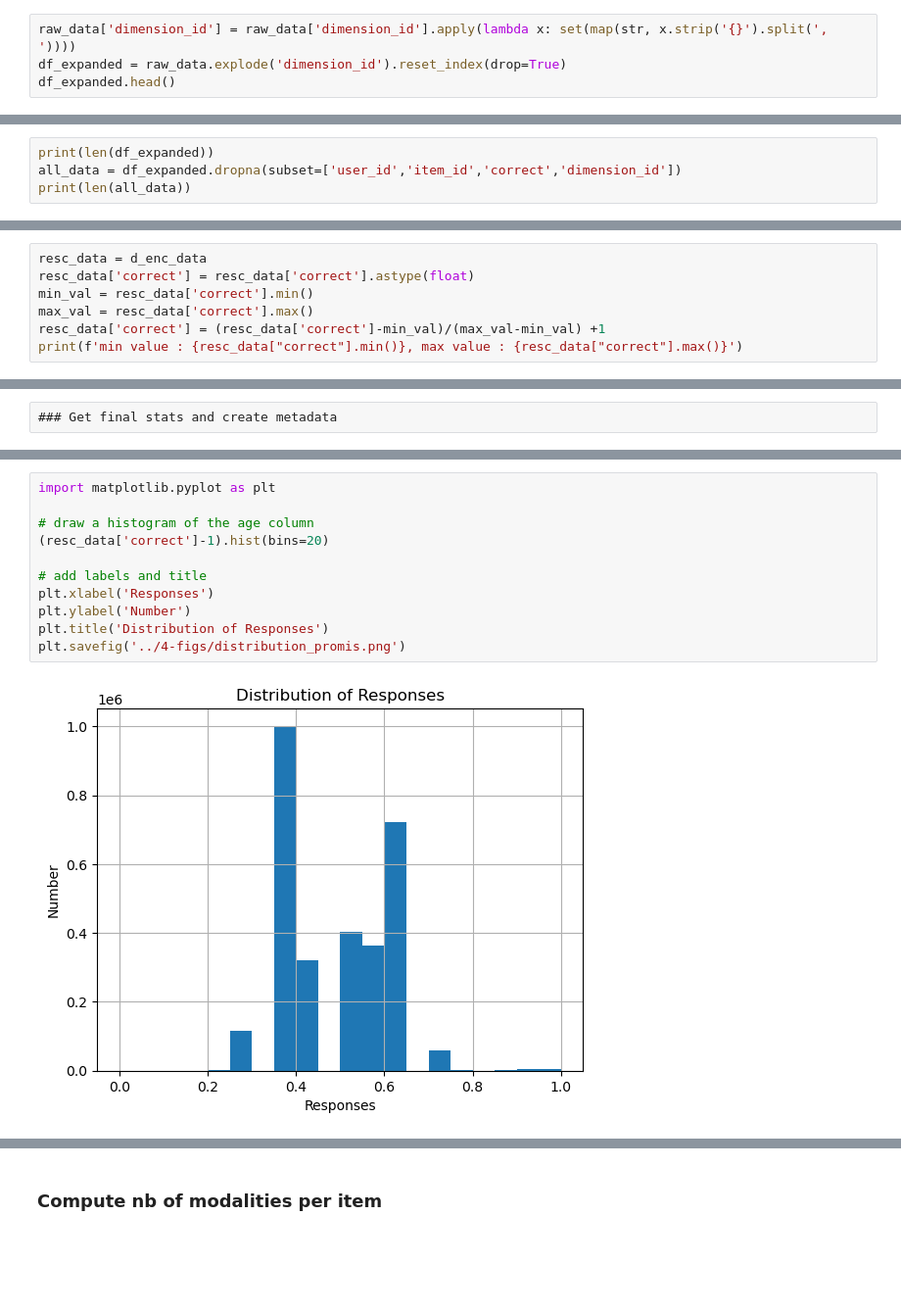
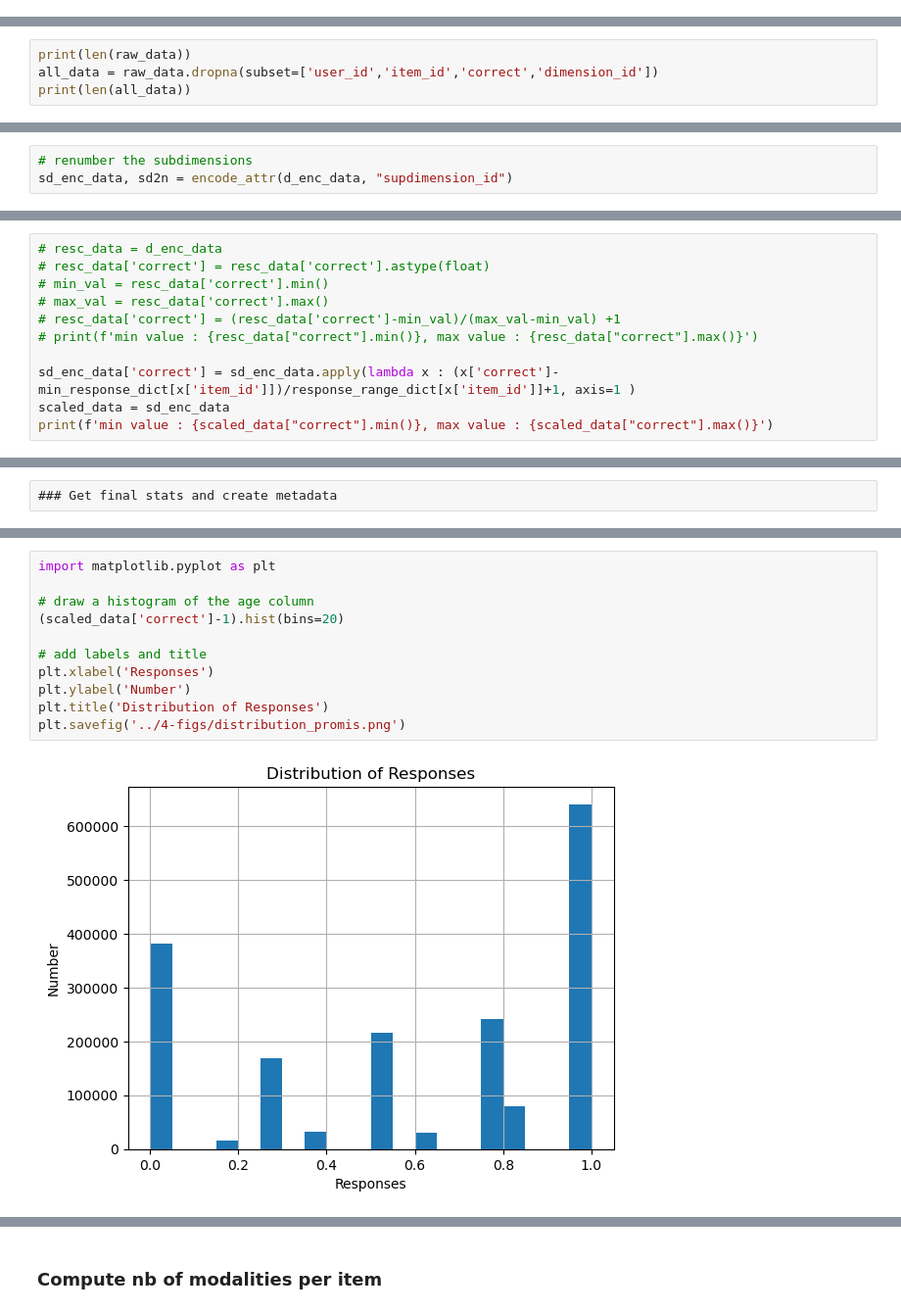
Before and after one commit to arthur-batel/liriscat, a Jupyter notebook: experiments/datasets/3-dataset_preprocessing_notebooks/promis.ipynb, the cells around one changed output, grey strips where cells are left out. Shown at 98% size. Saved outputs shown, nothing was run; the diff lists cells and outputs as text; blank space fills up the shorter version.

Commit message:
promis final version with all corrections

```diff
--- a/experiments/datasets/3-dataset_preprocessing_notebooks/promis.ipynb
+++ b/experiments/datasets/3-dataset_preprocessing_notebooks/promis.ipynb
@@ -36,4 +33,0 @@ raw_data.head()
-# %%
-raw_data['dimension_id'] = raw_data['dimension_id'].apply(lambda x: set(map(str, x.strip('{}').split(', '))))
-df_expanded = raw_data.explode('dimension_id').reset_index(drop=True)
-df_expanded.head()
@@ -49,6 +34,6 @@ df_expanded.head()
 # %%
-print(len(df_expanded))
-all_data = df_expanded.dropna(subset=['user_id','item_id','correct','dimension_id'])
+print(len(raw_data))
+all_data = raw_data.dropna(subset=['user_id','item_id','correct','dimension_id'])
 print(len(all_data))
 # %% [output]
 21957187
@@ -118,6 +105,9 @@ q_enc_data, q2n = encode_attr(u_enc_data, "item_id")
 # %%
 # renumber the dimensions
 d_enc_data, d2n = encode_attr(q_enc_data, "dimension_id")
+# %%
+# renumber the subdimensions
+sd_enc_data, sd2n = encode_attr(d_enc_data, "supdimension_id")
 # %% [markdown]
 ### Maps creation
 # %%
@@ -127,10 +140,14 @@ q2k, k2q = create_q2k(d_enc_data)
 # %%
-resc_data = d_enc_data
-resc_data['correct'] = resc_data['correct'].astype(float)
-min_val = resc_data['correct'].min()
-max_val = resc_data['correct'].max()
-resc_data['correct'] = (resc_data['correct']-min_val)/(max_val-min_val) +1
-print(f'min value : {resc_data["correct"].min()}, max value : {resc_data["correct"].max()}')
+# resc_data = d_enc_data
+# resc_data['correct'] = resc_data['correct'].astype(float)
+# min_val = resc_data['correct'].min()
+# max_val = resc_data['correct'].max()
+# resc_data['correct'] = (resc_data['correct']-min_val)/(max_val-min_val) +1
+# print(f'min value : {resc_data["correct"].min()}, max value : {resc_data["correct"].max()}')
+
+sd_enc_data['correct'] = sd_enc_data.apply(lambda x : (x['correct']-min_response_dict[x['item_id']])/response_range_dict[x['item_id']]+1, axis=1 )
+scaled_data = sd_enc_data
+print(f'min value : {scaled_data["correct"].min()}, max value : {scaled_data["correct"].max()}')
 # %% [output]
 min value : 1.0, max value : 2.0
 # %% [raw]
@@ -174,14 +191,14 @@ Number of unique correct: 15
 # %%
 import matplotlib.pyplot as plt
 
 # draw a histogram of the age column
-(resc_data['correct']-1).hist(bins=20)
+(scaled_data['correct']-1).hist(bins=20)
 
 # add labels and title
 plt.xlabel('Responses')
 plt.ylabel('Number')
 plt.title('Distribution of Responses')
 plt.savefig('../4-figs/distribution_promis.png')
 # %% [output]
-[figure, old version]
+[figure, new version]
 # %%
```
Also changed, not shown: parts of 12 cells of this notebook.
